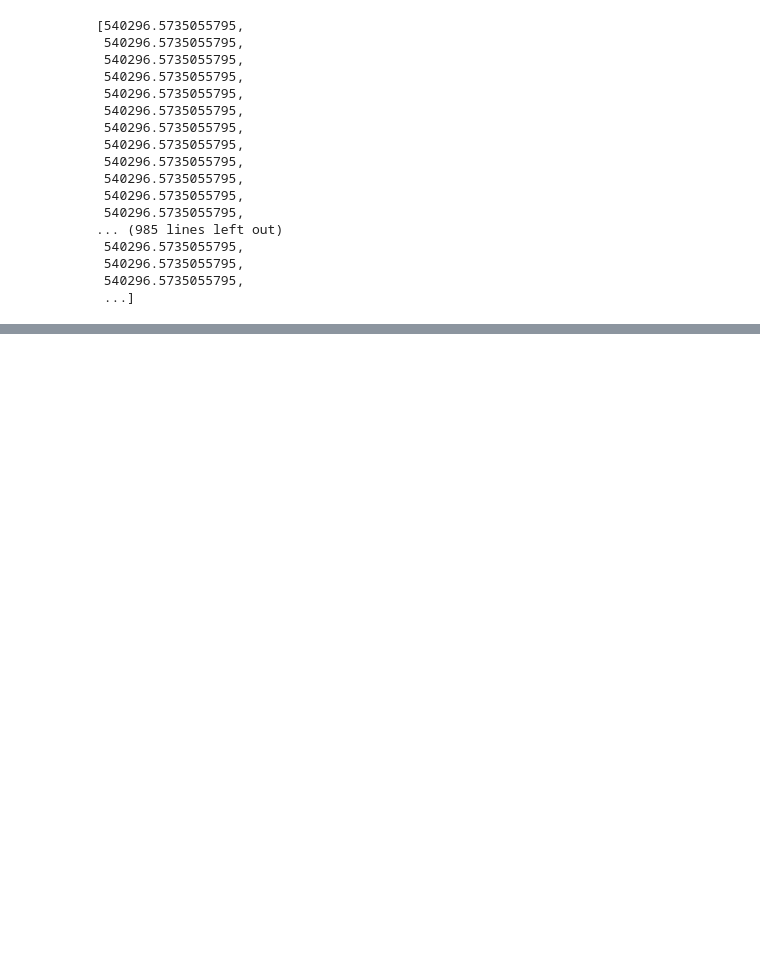
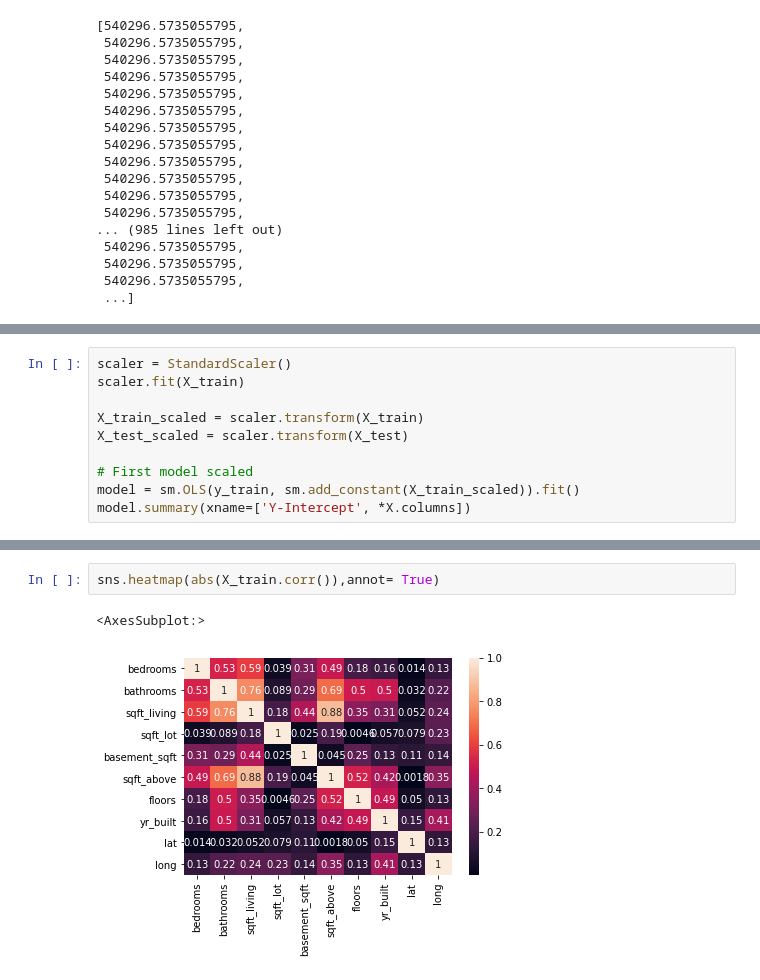
Before and after one commit to ImaniT12/House-data-project, a Jupyter notebook: Notebooks/Imani.ipynb, the cells around one changed output, grey strips where cells are left out. Drawn from its saved outputs; the diff is of its cells as text; blank space fills up the shorter version.

Commit message:
model final

```diff
--- a/Notebooks/Imani.ipynb
+++ b/Notebooks/Imani.ipynb
@@ -257,0 +365,10 @@ sns.heatmap(abs(X.corr()),annot =True)
+# %%
+scaler = StandardScaler()
+scaler.fit(X_train)
+
+X_train_scaled = scaler.transform(X_train)
+X_test_scaled = scaler.transform(X_test)
+
+# First model scaled
+model = sm.OLS(y_train, sm.add_constant(X_train_scaled)).fit()
+model.summary(xname=['Y-Intercept', *X.columns])
@@ -257,0 +525,5 @@ sns.heatmap(abs(X.corr()),annot =True)
+# %%
+sns.heatmap(abs(X_train.corr()),annot= True)
+# %% [output]
+<AxesSubplot:>
+[figure, added]
```
Also changed, not shown: parts of 147 cells of this notebook.
